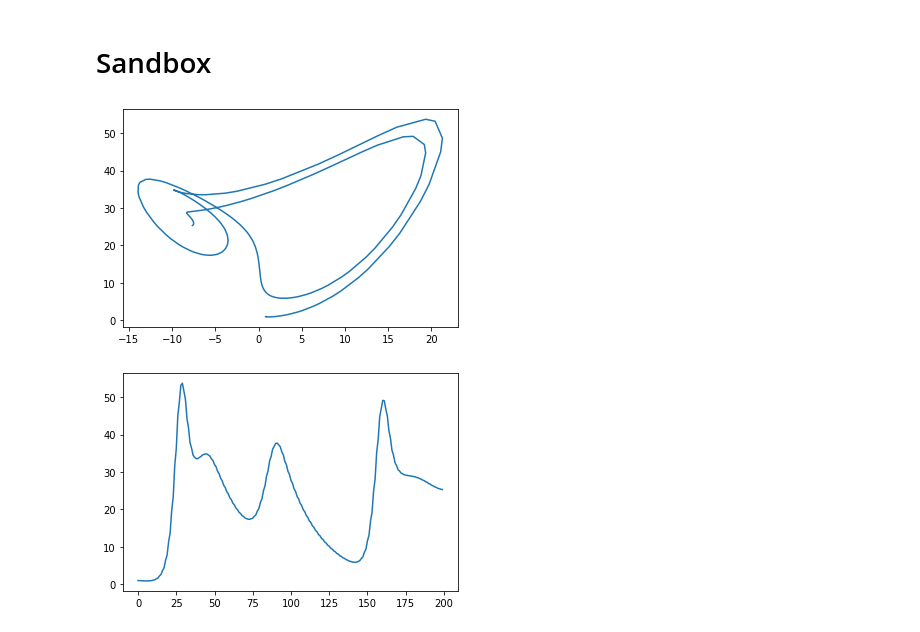
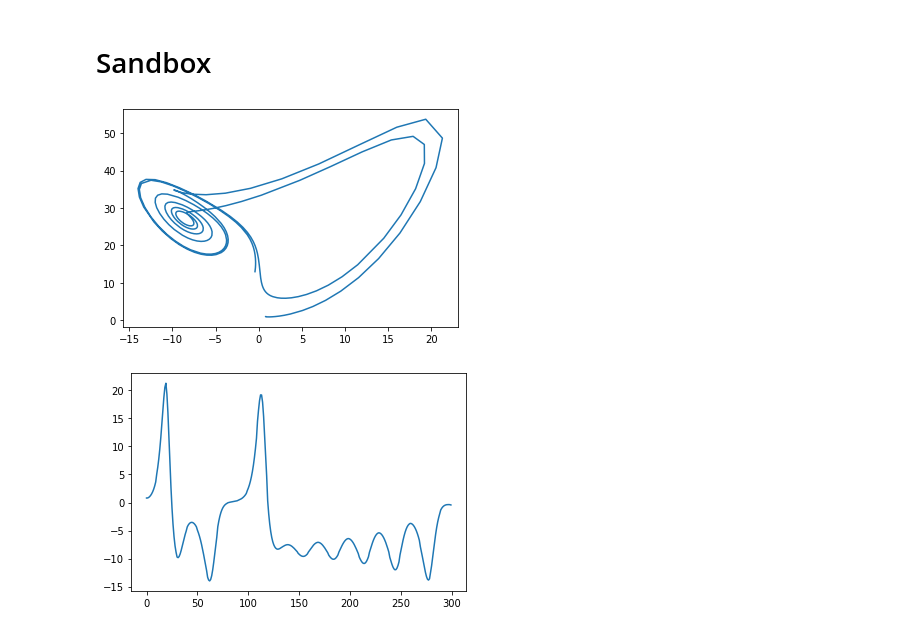
Before and after one commit to khakhalin/echo-networks, a Jupyter notebook: notebooks/sandbox.ipynb, the cells around one changed output. Cells and saved outputs as stored; diff of their text form; code cells hidden in the pictures.

```diff
--- a/notebooks/sandbox.ipynb
+++ b/notebooks/sandbox.ipynb
@@ -6,8 +7,10 @@ import matplotlib.pyplot as plt
+# %%
+data = esn.Data.create_source('lorenz')
 # %%
-x = echo.lorenz(200, t=3)
-plt.plot(x[:,0], x[:,2]);
+x,y = data.generate(300, sampling_step=0.021)
+plt.plot(x,y);
 plt.figure();
-plt.plot(x[:,2]);
+plt.plot(x);
 # %% [output]
-[figure, old version]
+[figure, new version]
-[figure, old version]
+[figure, new version]
```
Also changed, not shown: parts of 1 cell of this notebook, 5 other files.
